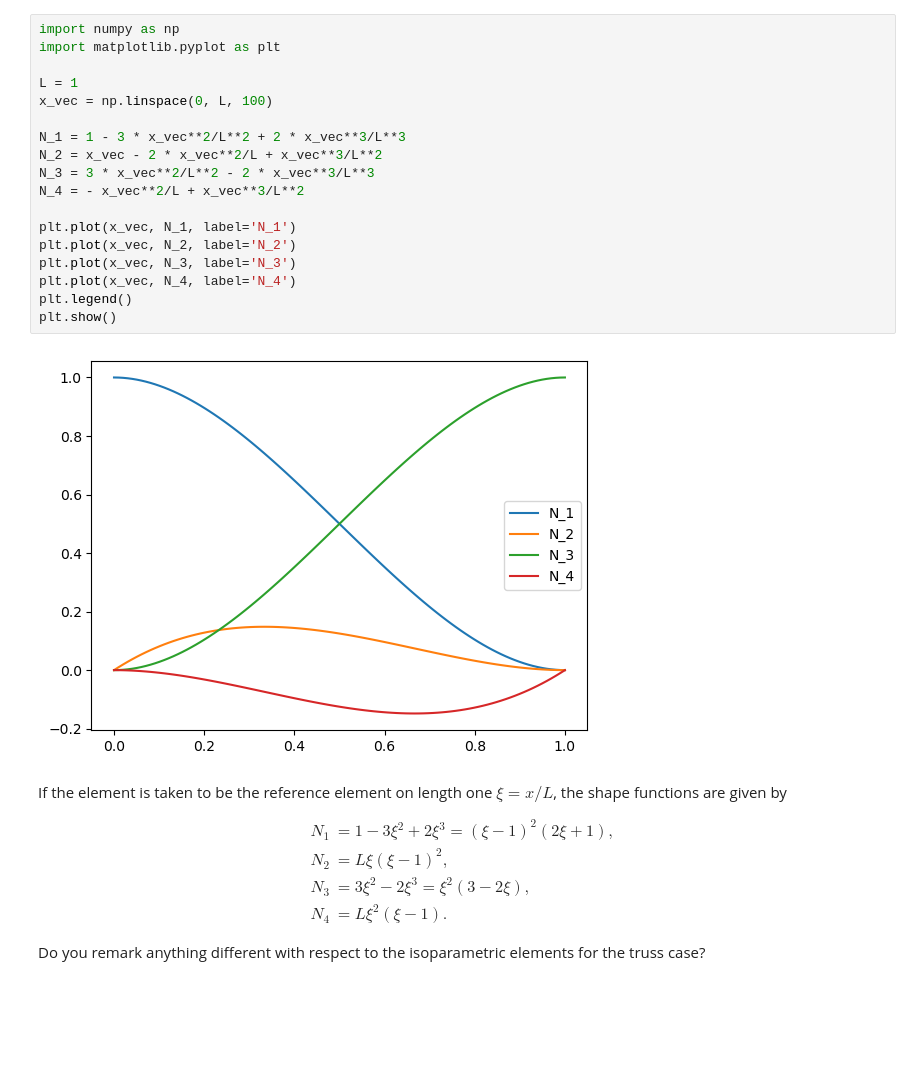
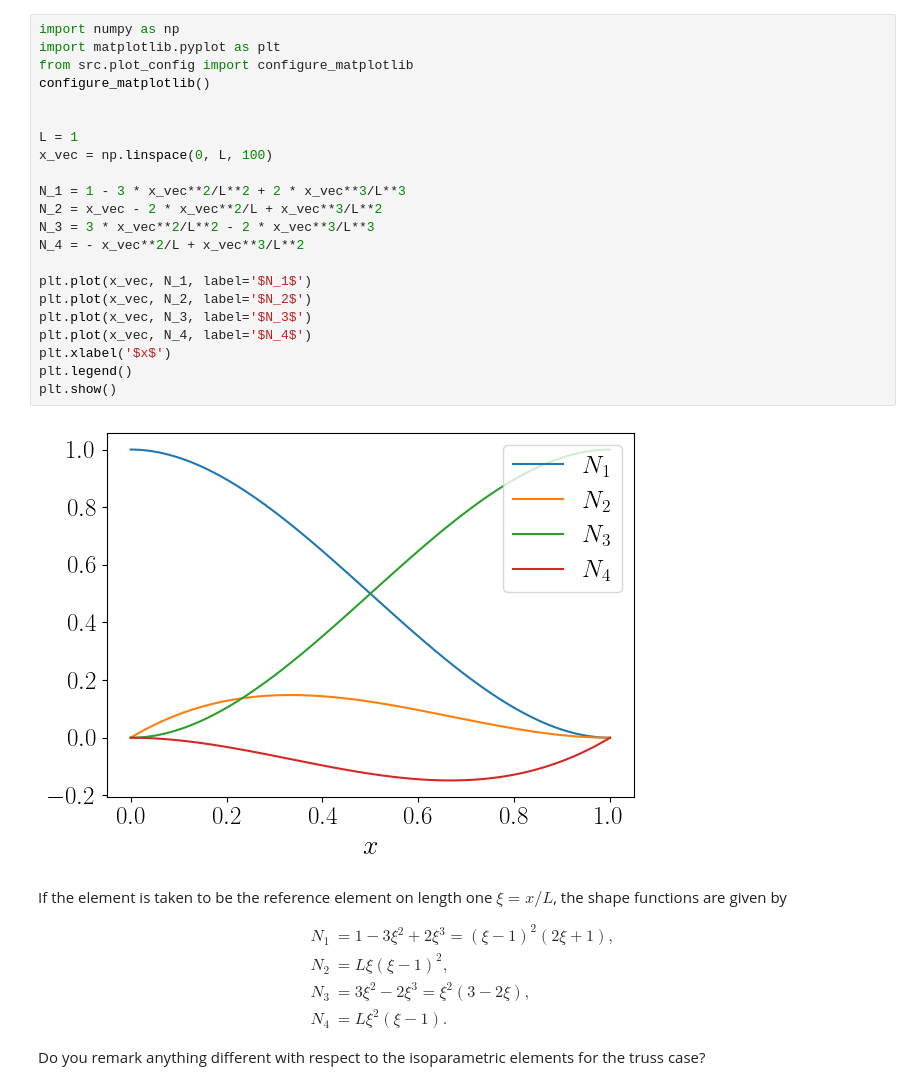
Before and after one commit to a-brugnoli/fea-class-3A, a Jupyter notebook: PC2/exercise_1/assignment_2_1.ipynb, the cells around one changed output. Saved outputs shown, nothing was run; the diff lists cells and outputs as text; blank space fills up the shorter version.

Commit message:
Improved plotting function

```diff
--- a/PC2/exercise_1/assignment_2_1.ipynb
+++ b/PC2/exercise_1/assignment_2_1.ipynb
@@ -102,23 +102,27 @@ A python code for plotting the Hermite functions is given below
 # %%
 import numpy as np
 import matplotlib.pyplot as plt
+from src.plot_config import configure_matplotlib
+configure_matplotlib()
+
 
 L = 1
 x_vec = np.linspace(0, L, 100)
 
 N_1 = 1 - 3 * x_vec**2/L**2 + 2 * x_vec**3/L**3
 N_2 = x_vec - 2 * x_vec**2/L + x_vec**3/L**2
 N_3 = 3 * x_vec**2/L**2 - 2 * x_vec**3/L**3
 N_4 = - x_vec**2/L + x_vec**3/L**2
 
-plt.plot(x_vec, N_1, label='N_1')
-plt.plot(x_vec, N_2, label='N_2')
-plt.plot(x_vec, N_3, label='N_3')
-plt.plot(x_vec, N_4, label='N_4')
+plt.plot(x_vec, N_1, label='$N_1$')
+plt.plot(x_vec, N_2, label='$N_2$')
+plt.plot(x_vec, N_3, label='$N_3$')
+plt.plot(x_vec, N_4, label='$N_4$')
+plt.xlabel('$x$')
 plt.legend()
 plt.show()
 # %% [output]
-[figure, old version]
+[figure, new version]
 # %% [markdown]
 If the element is taken to be the reference element on length one $\xi = x / L$, the shape functions are given by
 
```
Also changed, not shown: 18 other files.
